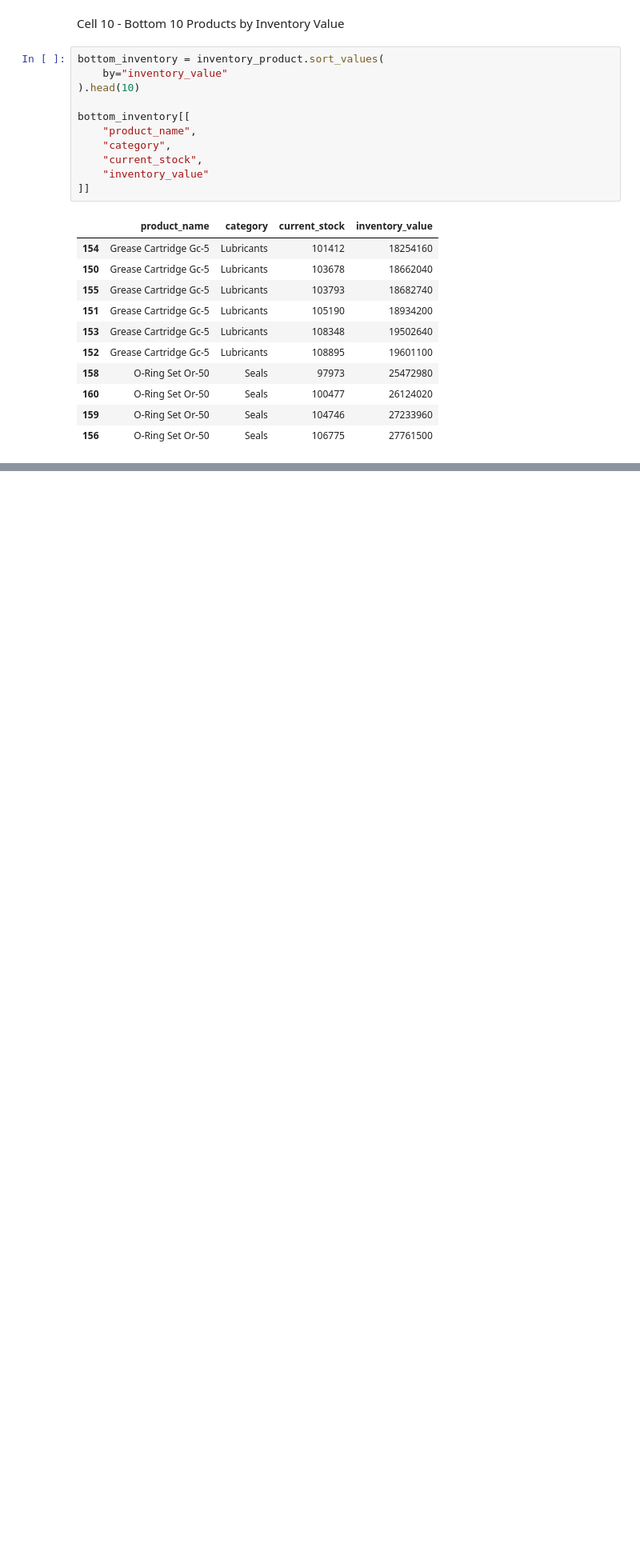
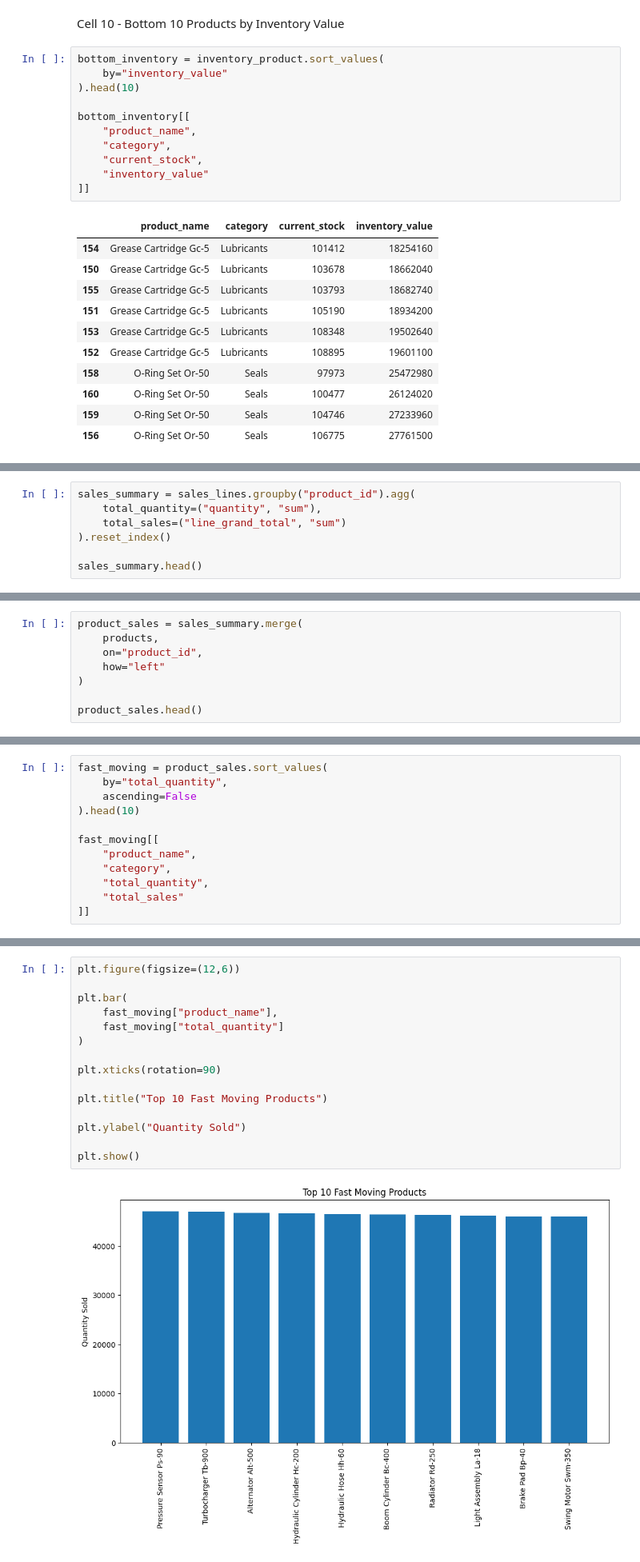
Before and after one commit to Riya-1923/Heavy-Supplier-Warehouse-Analytics, a Jupyter notebook: notebooks/Week3_Product_Inventory_Analysis.ipynb, the cells around one changed output, grey strips where cells are left out. Shown at 80% size. Cells and saved outputs as stored; diff of their text form; blank space fills up the shorter version.

```diff
--- a/notebooks/Week3_Product_Inventory_Analysis.ipynb
+++ b/notebooks/Week3_Product_Inventory_Analysis.ipynb
@@ -185,0 +245,7 @@ bottom_inventory[[
+# %%
+sales_summary = sales_lines.groupby("product_id").agg(
+    total_quantity=("quantity", "sum"),
+    total_sales=("line_grand_total", "sum")
+).reset_index()
+
+sales_summary.head()
@@ -185,0 +261,8 @@ bottom_inventory[[
+# %%
+product_sales = sales_summary.merge(
+    products,
+    on="product_id",
+    how="left"
+)
+
+product_sales.head()
@@ -185,0 +278,12 @@ bottom_inventory[[
+# %%
+fast_moving = product_sales.sort_values(
+    by="total_quantity",
+    ascending=False
+).head(10)
+
+fast_moving[[
+    "product_name",
+    "category",
+    "total_quantity",
+    "total_sales"
+]]
@@ -185,0 +304,17 @@ bottom_inventory[[
+# %%
+plt.figure(figsize=(12,6))
+
+plt.bar(
+    fast_moving["product_name"],
+    fast_moving["total_quantity"]
+)
+
+plt.xticks(rotation=90)
+
+plt.title("Top 10 Fast Moving Products")
+
+plt.ylabel("Quantity Sold")
+
+plt.show()
+# %% [output]
+[figure, added]
```
Also changed, not shown: parts of 19 cells of this notebook.
